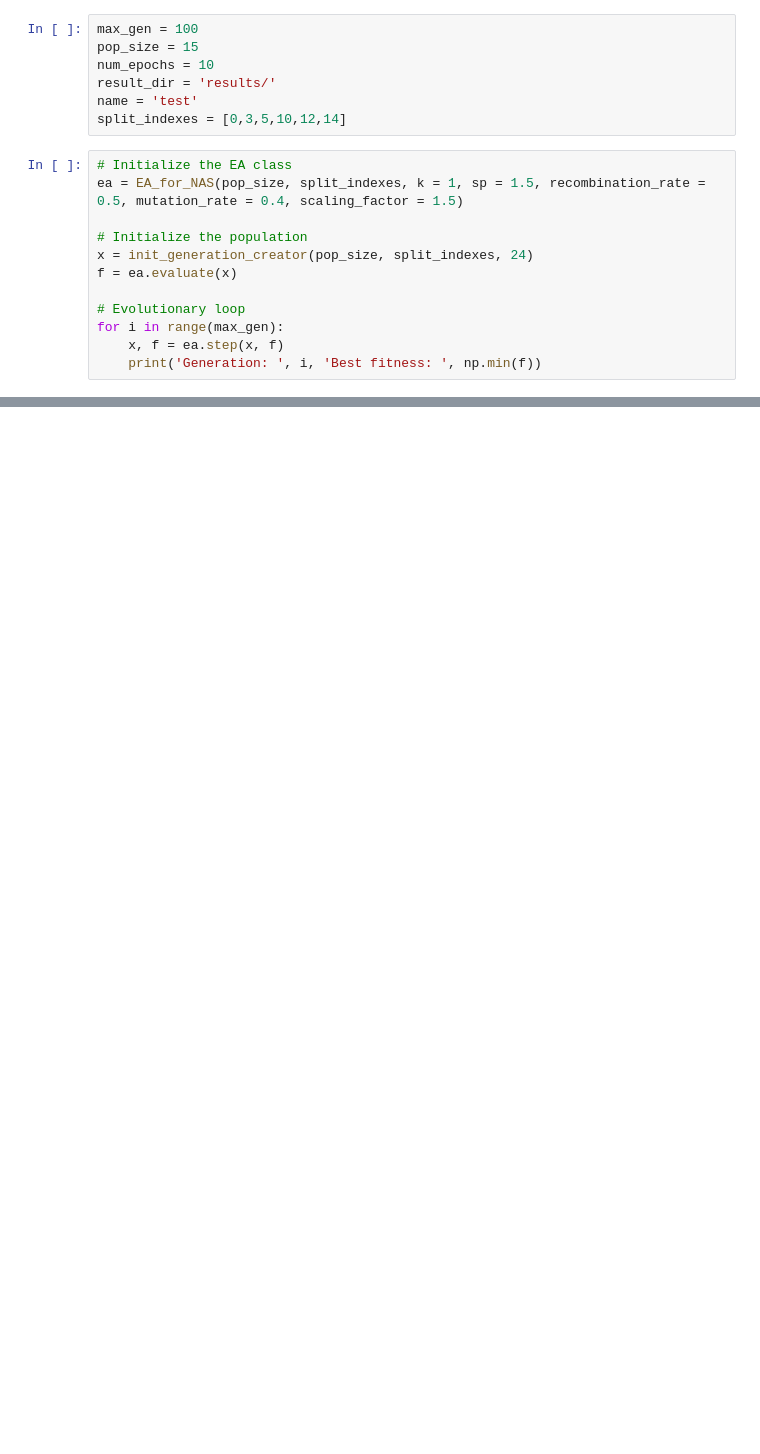
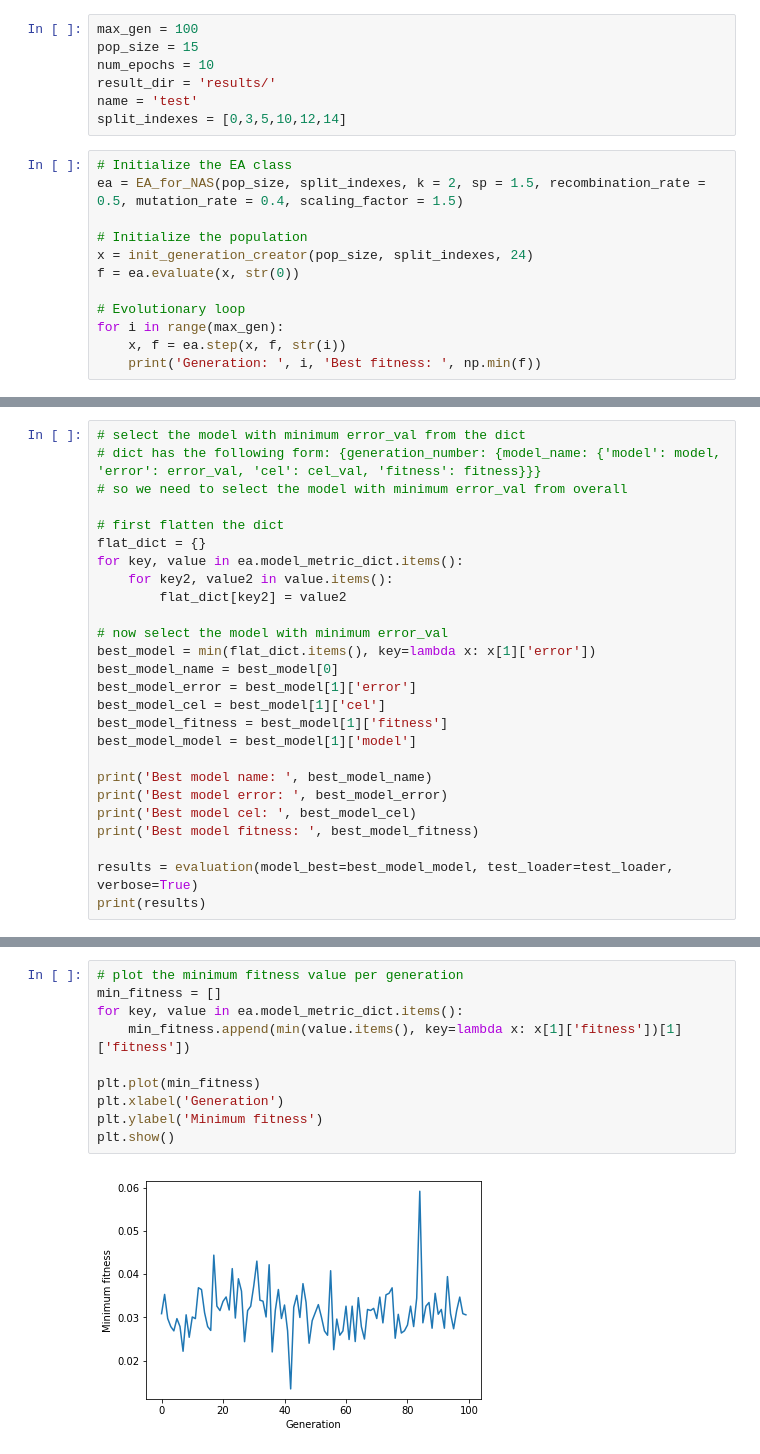
Before and after one commit to iremddemir/computational_intelligence, a Jupyter notebook: assignment_5.ipynb, the cells around one changed output, grey strips where cells are left out. Cells and saved outputs as stored; diff of their text form; blank space fills up the shorter version.

```diff
--- a/assignment_5.ipynb
+++ b/assignment_5.ipynb
@@ -637,14 +617,14 @@ name = 'test'
 split_indexes = [0,3,5,10,12,14]
 # %%
 # Initialize the EA class
-ea = EA_for_NAS(pop_size, split_indexes, k = 1, sp = 1.5, recombination_rate = 0.5, mutation_rate = 0.4, scaling_factor = 1.5)
+ea = EA_for_NAS(pop_size, split_indexes, k = 2, sp = 1.5, recombination_rate = 0.5, mutation_rate = 0.4, scaling_factor = 1.5)
 
 # Initialize the population
 x = init_generation_creator(pop_size, split_indexes, 24)
-f = ea.evaluate(x)
+f = ea.evaluate(x, str(0))
 
 # Evolutionary loop
 for i in range(max_gen):
-    x, f = ea.step(x, f)
+    x, f = ea.step(x, f, str(i))
     print('Generation: ', i, 'Best fitness: ', np.min(f))
 # %% [output]
@@ -699,0 +670,26 @@ Test error:  (0.024267899910075552, 0.08053691275167785)
+# %%
+# select the model with minimum error_val from the dict
+# dict has the following form: {generation_number: {model_name: {'model': model, 'error': error_val, 'cel': cel_val, 'fitness': fitness}}}
+# so we need to select the model with minimum error_val from overall
+
+# first flatten the dict
+flat_dict = {}
+for key, value in ea.model_metric_dict.items():
+    for key2, value2 in value.items():
+        flat_dict[key2] = value2
+
+# now select the model with minimum error_val
+best_model = min(flat_dict.items(), key=lambda x: x[1]['error'])
+best_model_name = best_model[0]
+best_model_error = best_model[1]['error']
+best_model_cel = best_model[1]['cel']
+best_model_fitness = best_model[1]['fitness']
+best_model_model = best_model[1]['model']
+
+print('Best model name: ', best_model_name)
+print('Best model error: ', best_model_error)
+print('Best model cel: ', best_model_cel)
+print('Best model fitness: ', best_model_fitness)
+
+results = evaluation(model_best=best_model_model, test_loader=test_loader, verbose=True)
+print(results)
@@ -699,0 +705,12 @@ Test error:  (0.024267899910075552, 0.08053691275167785)
+# %%
+# plot the minimum fitness value per generation
+min_fitness = []
+for key, value in ea.model_metric_dict.items():
+    min_fitness.append(min(value.items(), key=lambda x: x[1]['fitness'])[1]['fitness'])
+
+plt.plot(min_fitness)
+plt.xlabel('Generation')
+plt.ylabel('Minimum fitness')
+plt.show()
+# %% [output]
+[figure, added]
```
Also changed, not shown: parts of 21 cells of this notebook.
